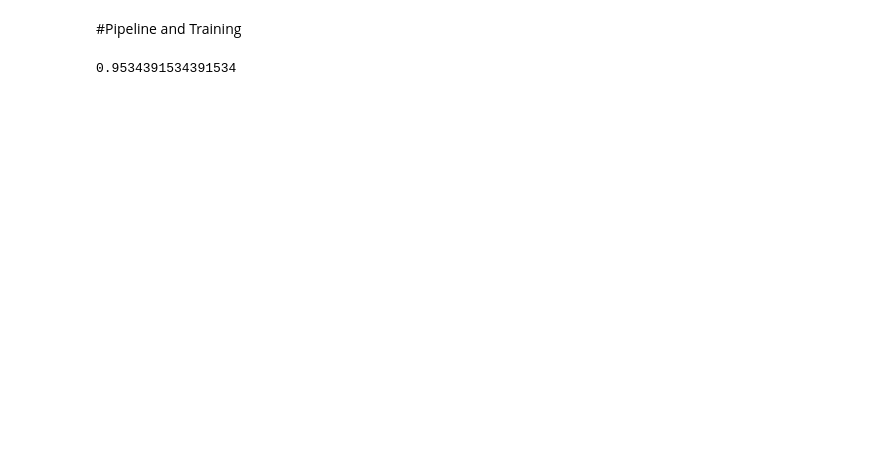
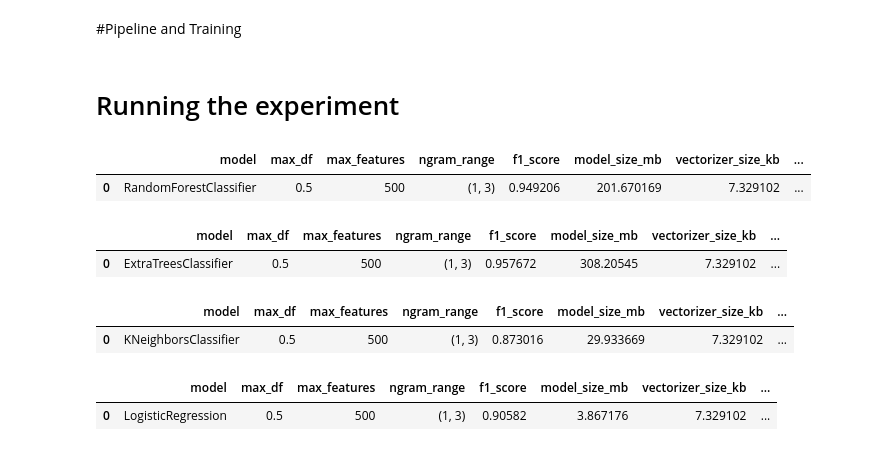
Before and after one commit to noharm-ai/substance-prediction, a Jupyter notebook: notebooks/NoHarm - ML Substancias.ipynb, the cells around one changed output. Cells and saved outputs as stored; diff of their text form; code cells hidden in the pictures; blank space fills up the shorter version.

Commit message:
Classic ML: experiment with 4 algorithms

```diff
--- a/notebooks/NoHarm - ML Substancias.ipynb
+++ b/notebooks/NoHarm - ML Substancias.ipynb
@@ -138,13 +193,36 @@ def evaluate_model(classifier, parameters):
 # %%
-# Define our hyperparameter dict
+# Define our hyperparameter dict with general values
 parameters = {
-    'vect__max_features':1000,
+    'vect__max_features':500,
     'vect__analyzer':'char',
     'vect__strip_accents':'ascii',
     'vect__ngram_range':(1,3),
-    'vect__preprocessor':preprocess_text,
+    'vect__max_df':0.5,
 }
-# %%
-evaluate_model(RandomForestClassifier(n_jobs=-1), parameters)
-# %% [output]
-0.9534391534391534
+# %% [markdown]
+# Running the experiment
+# %%
+# Final dataframe
+results = []
+
+# Algorithms to be tested
+model_list = [
+                RandomForestClassifier(n_jobs=-1),
+                ExtraTreesClassifier(n_jobs=-1),
+                KNeighborsClassifier(n_jobs=-1),
+                LogisticRegression(n_jobs=-1)
+             ]
+# %%
+# Standard parameters
+for model in model_list:
+    result = evaluate_model(model, parameters)
+    results.append(result)
+# %% [output]
+|  | model | max_df | max_features | ngram_range | f1_score | model_size_mb | vectorizer_size_kb | ... |
+| 0 | RandomForestClassifier | 0.5 | 500 | (1, 3) | 0.949206 | 201.670169 | 7.329102 | ... |
+|  | model | max_df | max_features | ngram_range | f1_score | model_size_mb | vectorizer_size_kb | ... |
+| 0 | ExtraTreesClassifier | 0.5 | 500 | (1, 3) | 0.957672 | 308.20545 | 7.329102 | ... |
+|  | model | max_df | max_features | ngram_range | f1_score | model_size_mb | vectorizer_size_kb | ... |
+| 0 | KNeighborsClassifier | 0.5 | 500 | (1, 3) | 0.873016 | 29.933669 | 7.329102 | ... |
+|  | model | max_df | max_features | ngram_range | f1_score | model_size_mb | vectorizer_size_kb | ... |
+| 0 | LogisticRegression | 0.5 | 500 | (1, 3) | 0.90582 | 3.867176 | 7.329102 | ... |
```
Also changed, not shown: parts of 14 cells of this notebook.
